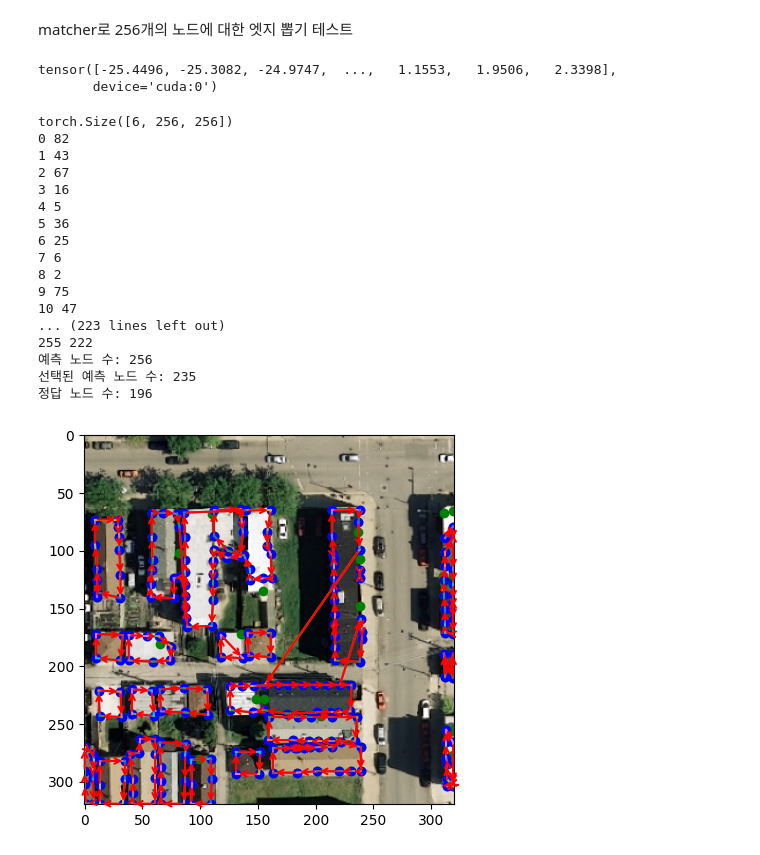
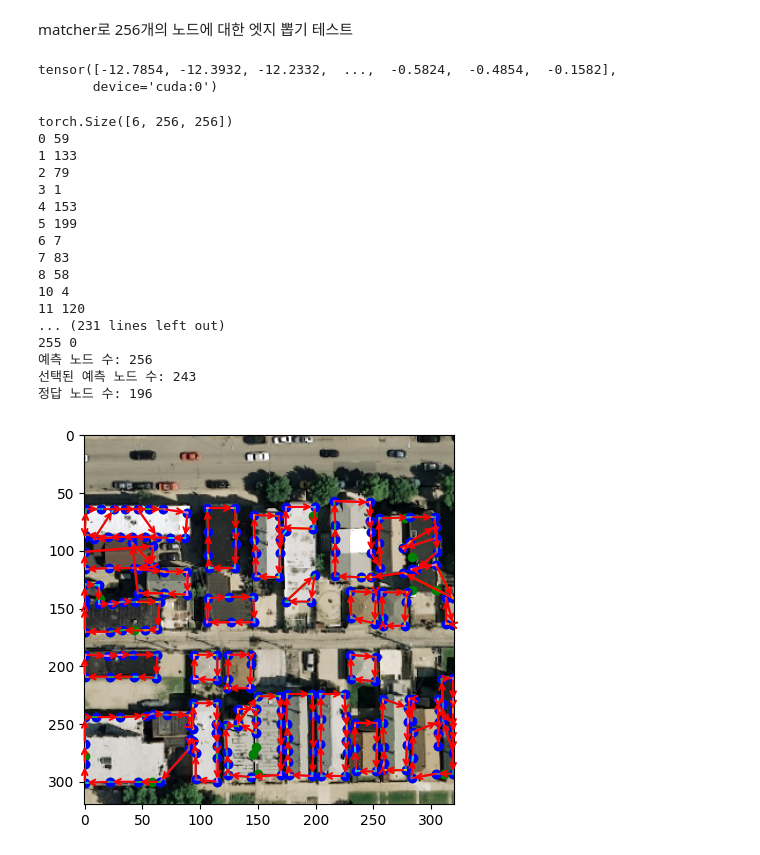
Before and after one commit to tmits37/relationformer, a Jupyter notebook: test_inference_TopDiG.ipynb, the cells around one changed output. Saved outputs shown, nothing was run; the diff lists cells and outputs as text; code cells hidden in the pictures.

```diff
--- a/test_inference_TopDiG.ipynb
+++ b/test_inference_TopDiG.ipynb
@@ -255,10 +255,12 @@ torch.Size([6, 3, 300, 300])
 # %% [markdown]
 TopDiG, 백본 ckpt 불러오기
 # %%
-config_file = "configs/TopDiG_train.yaml"
+config_file = "/nas/tsgil/TopDiG_train/runs/baseline_TopDiG_train_epoch20_sinkhorn_diag_10/config.yaml"
 config_file2 = "configs/inria_pretrain.yaml"
 ckpt_backbone_path = "/nas/tsgil/gil/picked_backbone/epochs_130_5e-6.pth"
-ckpt_path = "/nas/tsgil/relationformer/work_dirs/TopDiG_train/runs/baseline_TopDiG_train_epoch20_diag_weight_10/models/epochs_20.pth"
+# ckpt_path = "/nas/tsgil/relationformer/work_dirs/TopDiG_train/runs/baseline_TopDiG_train_epoch20_weighted_ce_10/models/epochs_20.pth"
+# ckpt_path = "/nas/tsgil/relationformer/work_dirs/TopDiG_train/runs/baseline_TopDiG_train_epoch20_diag_weight_10/models/epochs_20.pth"
+ckpt_path = "/nas/tsgil/TopDiG_train/runs/baseline_TopDiG_train_epoch20_sinkhorn_diag_10/models/epochs_4.pth"
 
 with open(config_file) as f:
     config = yaml.load(f, Loader=yaml.FullLoader)
@@ -312,7 +314,8 @@ for i, image in enumerate(data[0]):
     image = resize(image, (3, 320, 320), anti_aliasing=True, preserve_range=True)
     images[i] = torch.tensor(image).to(device)
 with torch.no_grad():
-    scores1, scores2 = model(images)
-htm_TopDiG, nms_TopDiG = model.h, model.v
+    out = model(images)
+scores1, scores2 = out['scores1'], out['scores2']
+htm_TopDiG, nms_TopDiG = out['pred_heatmaps'], (out['pred_nodes']*320)
 print(htm_TopDiG[1].unique())
 # %% [output]
@@ -360,10 +363,11 @@ def scores_to_permutations(scores): # 인퍼런스용 함수
 # %%
 scores1[1].unique()
 # %% [output]
-tensor([-25.4496, -25.3082, -24.9747,  ...,   1.1553,   1.9506,   2.3398],
+tensor([-12.7854, -12.3932, -12.2332,  ...,  -0.5824,  -0.4854,  -0.1582],
        device='cuda:0')
 # %%
-idx_of_batch = 4
+idx_of_batch = 5
+
 
 
 scores = scores1.sigmoid() + scores2.transpose(1,2).sigmoid()
@@ -381,48 +385,48 @@ for i in range(len(mat)):
     for j in range(len(mat)):
         if mat[i][j] == 1:
             if i != j:
                 print(i, j)
                 edges.append((i,j))
 nodes = nms_TopDiG[1].detach().cpu().numpy()
 image = images[idx_of_batch].detach().cpu().numpy().transpose(1,2,0)
 nodes = nodes[idx_of_batch]
 # print(nodes)
 
 print("예측 노드 수:", len(nodes))
 print("선택된 예측 노드 수:", len(edges))
 print("정답 노드 수:", len(data[2][1].detach().cpu().numpy()))
 
 # Visualize
 plt.imshow(min_max_normalize(image, 0.5))
 plt.scatter(nodes[:,1], nodes[:,0], color='g')
 for x, _ in edges:
     plt.scatter(nodes[x][1], nodes[x][0], color='b')
 for e in edges:
     connect = np.stack([nodes[e[0]], nodes[e[1]]], axis=0)
     plt.plot(connect[:,1], connect[:,0])
     plt.annotate("", xy=nodes[e[0]][::-1], xytext=nodes[e[1]][::-1],
                 arrowprops=dict(arrowstyle="->", lw=1.5, color='r'))
 
 plt.show()
 # %% [output]
 torch.Size([6, 256, 256])
-0 82
-1 43
-2 67
-3 16
-4 5
-5 36
-6 25
-7 6
-8 2
-9 75
-10 47
-... (223 lines left out)
-255 222
+0 59
+1 133
+2 79
+3 1
+4 153
+5 199
+6 7
+7 83
+8 58
+10 4
+11 120
+... (231 lines left out)
+255 0
 예측 노드 수: 256
-선택된 예측 노드 수: 235
+선택된 예측 노드 수: 243
 정답 노드 수: 196
-[figure, old version]
+[figure, new version]
 # %%
 plt.imshow(scores1[1].sigmoid().cpu().numpy())
 
```
Also changed, not shown: parts of 8 cells of this notebook, 11 other files.
